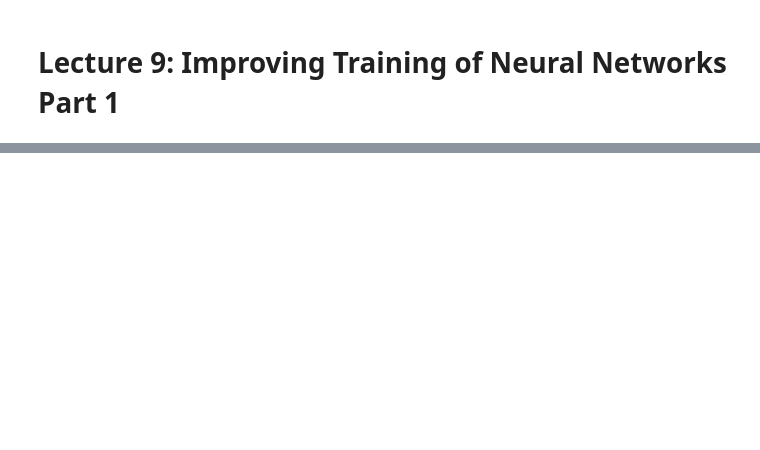
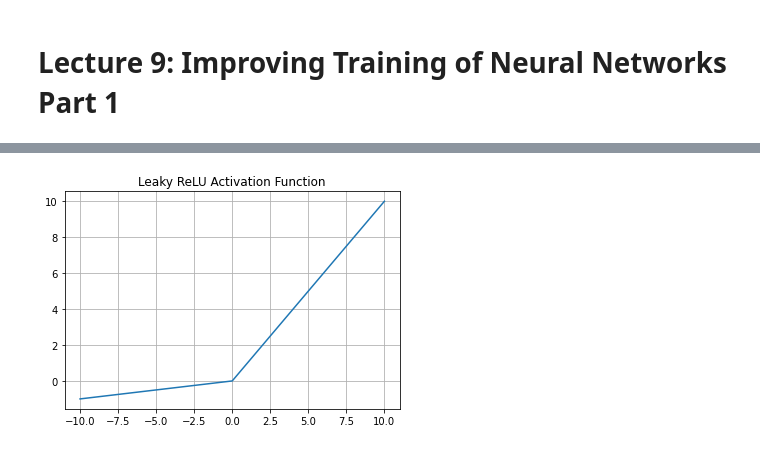
Before and after one commit to DL4CV-NPTEL/Deep-Learning-For-Computer-Vision, a Jupyter notebook: notebooks/Week_4/Week_4_Lecture_9.ipynb, the cells around one changed output, grey strips where cells are left out. Saved outputs shown, nothing was run; the diff lists cells and outputs as text; code cells hidden in the pictures; blank space fills up the shorter version.

```diff
--- a/notebooks/Week_4/Week_4_Lecture_9.ipynb
+++ b/notebooks/Week_4/Week_4_Lecture_9.ipynb
@@ -28,0 +61,7 @@ IPyDisplay.HTML(
+# %%
+activation = torch.nn.LeakyReLU(negative_slope=0.1)
+plt.plot(x_points,activation(x_points))
+plt.title('Leaky ReLU Activation Function')
+plt.grid()
+# %% [output]
+[figure, added]
```
Also changed, not shown: parts of 10 cells of this notebook.
